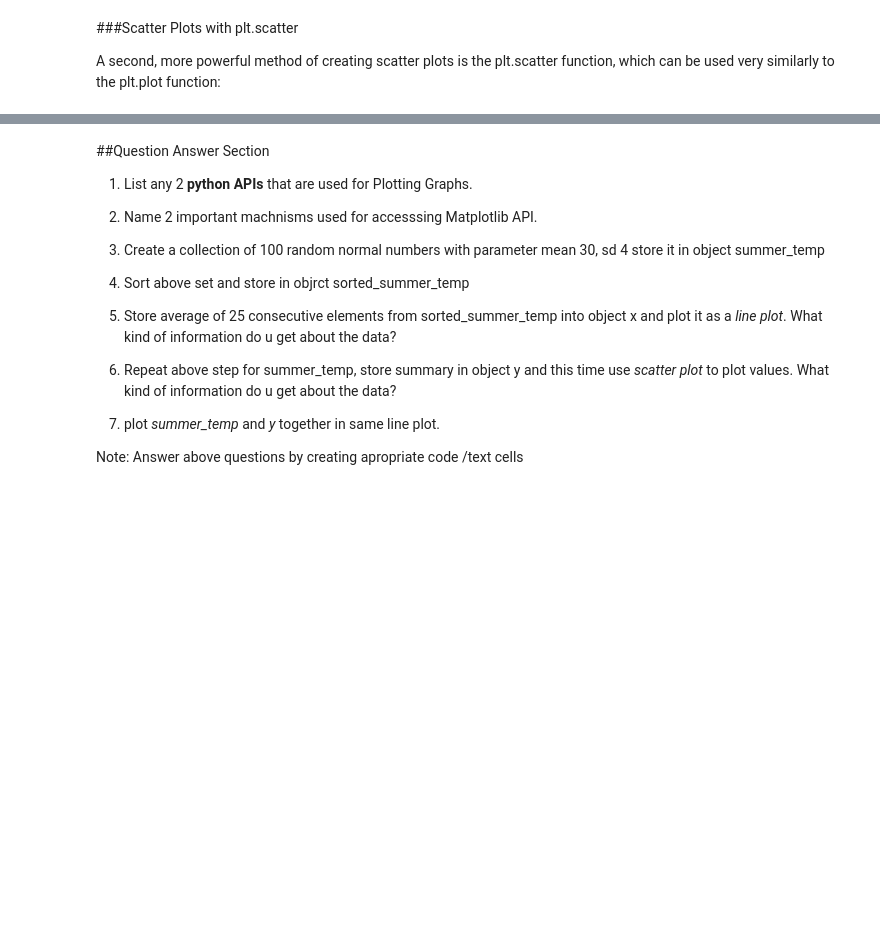
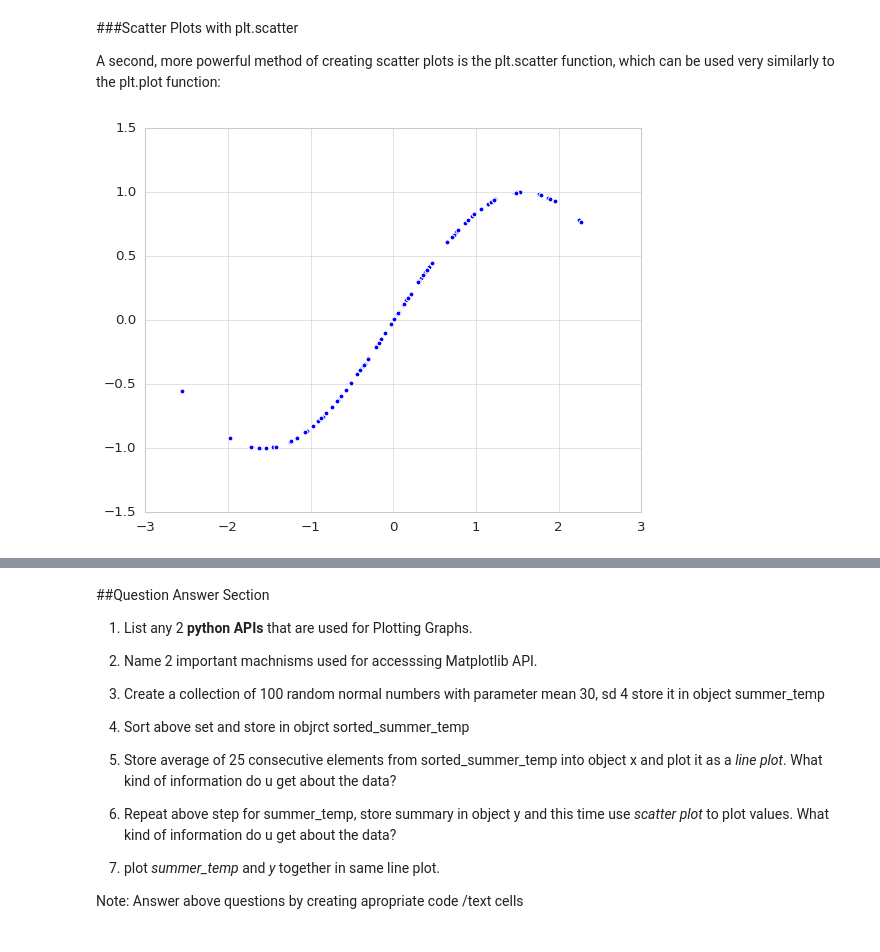
Before and after one commit to Rohan-cherkar/Devops, a Jupyter notebook: experiment03_ploting.ipynb, the cells around one changed output, grey strips where cells are left out. Cells and saved outputs as stored; diff of their text form; code cells hidden in the pictures; blank space fills up the shorter version.

```diff
--- a/experiment03_ploting.ipynb
+++ b/experiment03_ploting.ipynb
@@ -262,7 +287,10 @@ plt.xlim(0, 1.8);
 
 A second, more powerful method of creating scatter plots is the plt.scatter function, which can be used very similarly to the plt.plot function:
 # %%
+y = np.sin(x)
 plt.scatter(x, y, marker='o');
+# %% [output]
+[figure, added]
 # %%
 # Consider this code for scatter plot
 
```
Also changed, not shown: parts of 20 cells of this notebook.
